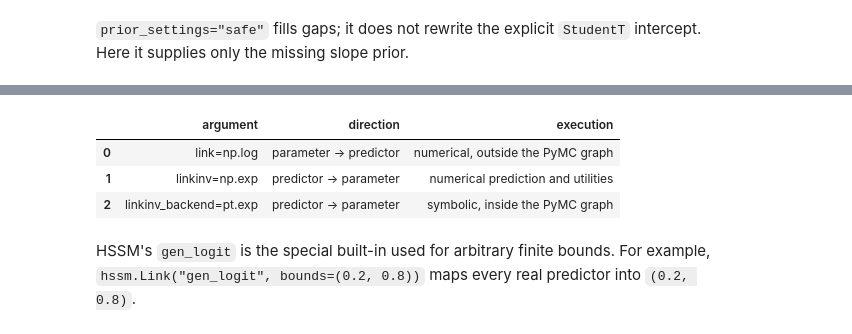
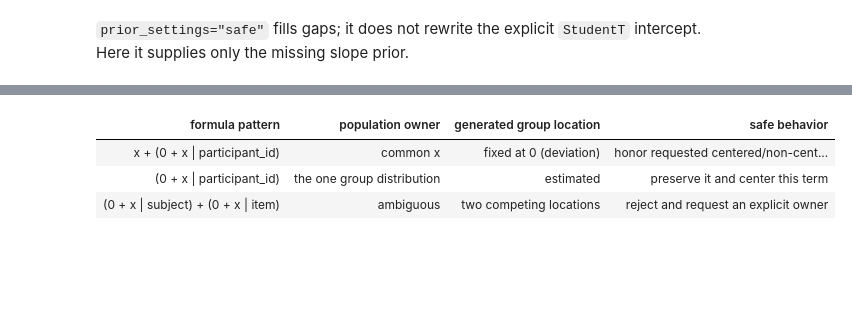
Before and after one commit to lnccbrown/HSSM, a Jupyter notebook: docs/tutorials/link_functions.ipynb, the cells around one changed output, grey strips where cells are left out. Saved outputs shown, nothing was run; the diff lists cells and outputs as text; code cells hidden in the pictures; blank space fills up the shorter version.

Commit message:
docs: explain group-only priors across links (#1225)

```diff
--- a/docs/tutorials/link_functions.ipynb
+++ b/docs/tutorials/link_functions.ipynb
@@ -494,59 +520,29 @@ the backend inverse should be written with PyTensor operations.
 # %%
-custom_log_link = hssm.Link(
-    "custom_log",
-    link=np.log,
-    linkinv=np.exp,
-    linkinv_backend=pt.exp,
-)
-_response_values = np.array([0.5, 1.0, 2.0])
-_predictor_values = custom_log_link.link(_response_values)
-assert np.allclose(custom_log_link.linkinv(_predictor_values), _response_values)
-_symbolic_eta = pt.scalar("tutorial_eta")
-_symbolic_parameter = custom_log_link.linkinv_backend(_symbolic_eta)
-assert _symbolic_parameter.owner is not None
-
-_custom_base_kwargs = {
-    _key: _value for _key, _value in model_kwargs.items() if _key != "include"
-}
-custom_link_model = build_silent_model(
-    **_custom_base_kwargs,
-    include=[
-        {
-            "name": "a",
-            "formula": "a ~ 1 + x",
-            "link": custom_log_link,
-        }
-    ],
-)
-assert custom_link_model.params["a"].link is custom_log_link
-assert custom_link_model.model.family.link["a"] is custom_log_link
-
-custom_link_roles = pd.DataFrame(
+group_ownership_table = pd.DataFrame(
     [
         {
-            "argument": "link=np.log",
-            "direction": "parameter -> predictor",
-            "execution": "numerical, outside the PyMC graph",
+            "formula pattern": "x + (0 + x | participant_id)",
+            "population owner": "common x",
+            "generated group location": "fixed at 0 (deviation)",
+            "safe behavior": "honor requested centered/non-centered form",
         },
         {
-            "argument": "linkinv=np.exp",
-            "direction": "predictor -> parameter",
-            "execution": "numerical prediction and utilities",
+            "formula pattern": "(0 + x | participant_id)",
+            "population owner": "the one group distribution",
+            "generated group location": "estimated",
+            "safe behavior": "preserve it and center this term",
         },
         {
-            "argument": "linkinv_backend=pt.exp",
-            "direction": "predictor -> parameter",
-            "execution": "symbolic, inside the PyMC graph",
+            "formula pattern": "(0 + x | subject) + (0 + x | item)",
+            "population owner": "ambiguous",
+            "generated group location": "two competing locations",
+            "safe behavior": "reject and request an explicit owner",
         },
     ]
 )
-custom_link_roles
+mo.Html(group_ownership_table.to_html(index=False, border=0))
 # %% [output]
-|  | argument | direction | execution |
-| 0 | link=np.log | parameter -> predictor | numerical, outside the PyMC graph |
-| 1 | linkinv=np.exp | predictor -> parameter | numerical prediction and utilities |
-| 2 | linkinv_backend=pt.exp | predictor -> parameter | symbolic, inside the PyMC graph |
+| formula pattern | population owner | generated group location | safe behavior |
+| x + (0 + x | participant_id) | common x | fixed at 0 (deviation) | honor requested centered/non-cent... |
+| (0 + x | participant_id) | the one group distribution | estimated | preserve it and center this term |
+| (0 + x | subject) + (0 + x | item) | ambiguous | two competing locations | reject and request an explicit owner |
-# %% [markdown]
-HSSM's `gen_logit` is the special built-in used for arbitrary finite bounds.
-For example, `hssm.Link("gen_logit", bounds=(0.2, 0.8))` maps every real
-predictor into `(0.2, 0.8)`.
```
Also changed, not shown: parts of 24 cells of this notebook, 9 other files.
